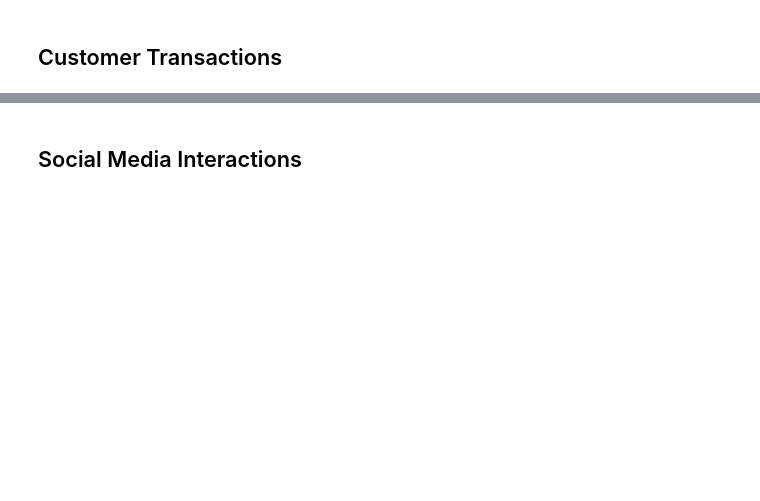
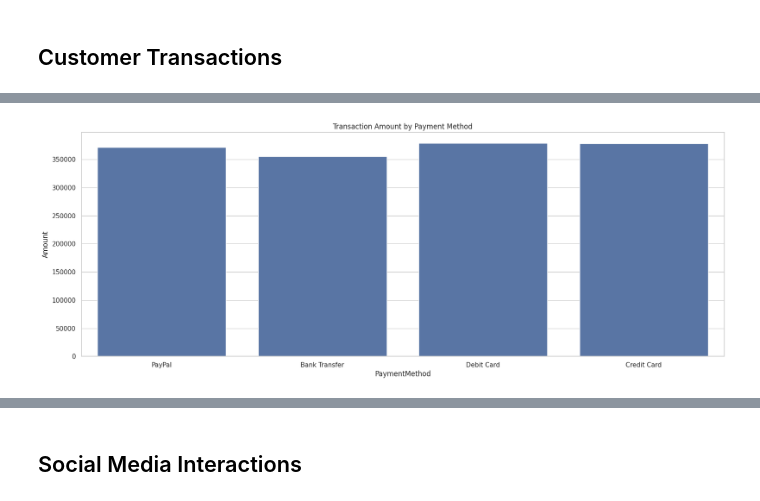
Before and after one commit to christianbusalanan/Math-for-Machine-Learning-Linear-Algebra, a Jupyter notebook: MO_IT125_Homework_Data_Preprocessing_of_Machine_Learning_Solution_Project_Dataset_BSIT_S3103_Busalanan,_C_N.ipynb, the cells around one changed output, grey strips where cells are left out. Drawn from its saved outputs; the diff is of its cells as text; code cells hidden in the pictures; blank space fills up the shorter version.

```diff
--- a/MO_IT125_Homework_Data_Preprocessing_of_Machine_Learning_Solution_Project_Dataset_BSIT_S3103_Busalanan,_C_N.ipynb
+++ b/MO_IT125_Homework_Data_Preprocessing_of_Machine_Learning_Solution_Project_Dataset_BSIT_S3103_Busalanan,_C_N.ipynb
@@ -186,3 +200,6 @@ cust_tran['Amount'] = cust_tran['Amount'].fillna(amount_median)
 # %%
 # Replacing the null value with "Unknown"
 cust_tran['ProductCategory'] = cust_tran['ProductCategory'].fillna('Unknown')
+
+# Converting to Datetime datatype
+cust_tran['TransactionDate'] = pd.to_datetime(cust_tran['TransactionDate'], format= 'mixed')
@@ -188,0 +220,7 @@ cust_tran['ProductCategory'] = cust_tran['ProductCategory'].fillna('Unknown')
+# %%
+plt.figure(figsize=(20, 7))
+sns.barplot(data= cust_tran, x='PaymentMethod', y= 'Amount', estimator=sum, errorbar=None)
+plt.title('Transaction Amount by Payment Method')
+plt.show()
+# %% [output]
+[figure, added]
```
Also changed, not shown: parts of 15 cells of this notebook.
